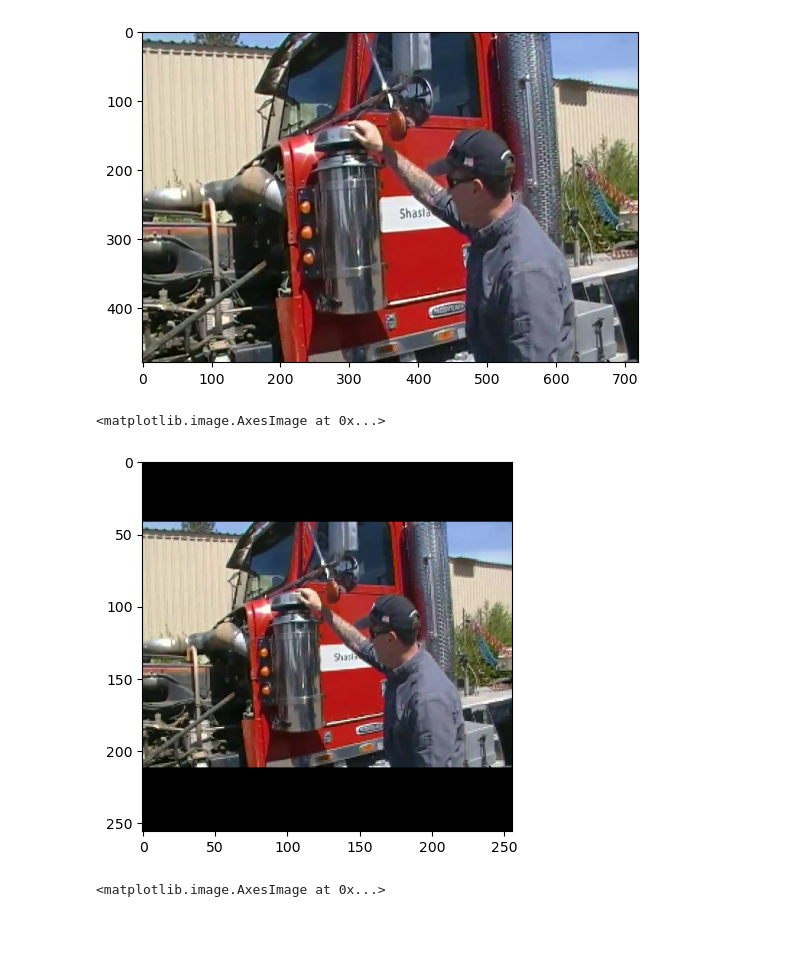
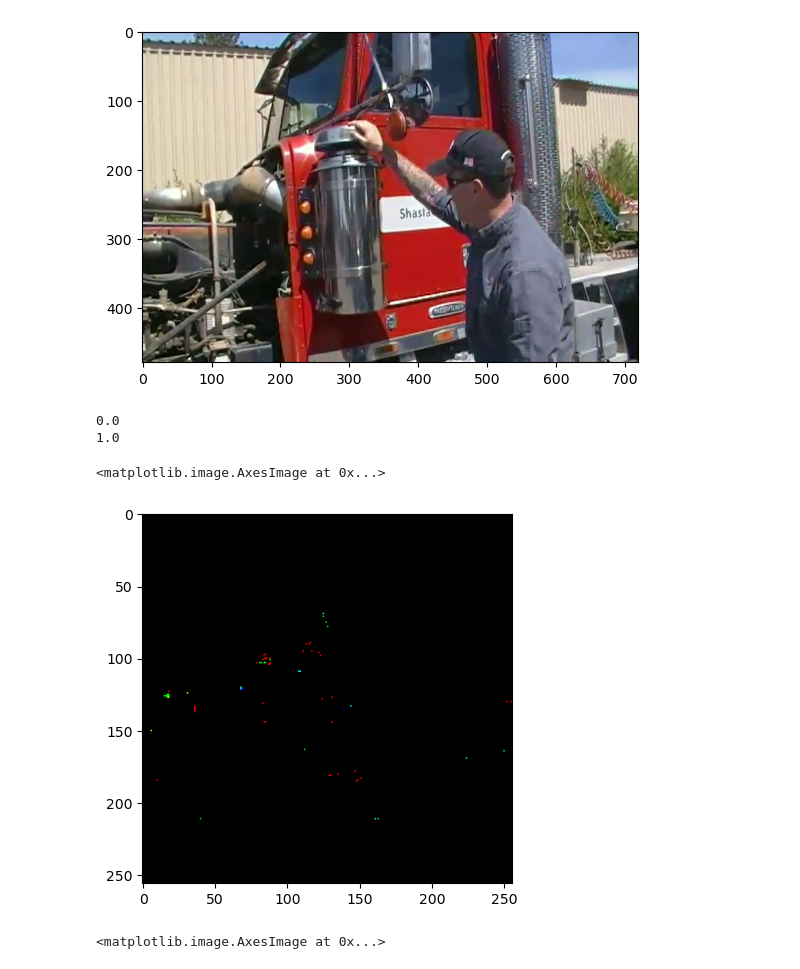
Before and after one commit to waterself/stacked_hourglass_network_tensorflow_2.x_implements, a Jupyter notebook: practice/heatmap_test.ipynb, the cells around one changed output. Drawn from its saved outputs; the diff is of its cells as text; code cells hidden in the pictures; blank space fills up the shorter version.

```diff
--- a/practice/heatmap_test.ipynb
+++ b/practice/heatmap_test.ipynb
@@ -63,12 +63,18 @@ for i in range(num_keypoints):
         heatmaps[i] = heatmap
 # %%
 image_resized = tf.image.resize_with_pad(image, target_height, target_width)
+image_resized = image_resized / 255.0
+print(image_resized.numpy().min())
+print(image_resized.numpy().max())
+
 ground_truth_heatmap = np.stack(heatmaps, axis=-1)
 ground_truth_heatmap = tf.image.resize_with_pad(ground_truth_heatmap, target_height, target_width)
-plt.imshow(tf.cast(image_resized, dtype=tf.uint8))
+plt.imshow(tf.cast(image_resized, dtype=tf.uint8)*255)
 # %% [output]
-<matplotlib.image.AxesImage at 0x...>
+0.0
+1.0
+<matplotlib.image.AxesImage at 0x...>
-[figure, old version]
+[figure, new version]
 # %%
 import matplotlib.pyplot as plt
 vis = np.zeros((target_height, target_width))
```
Also changed, not shown: parts of 2 cells of this notebook, 33 other files.
